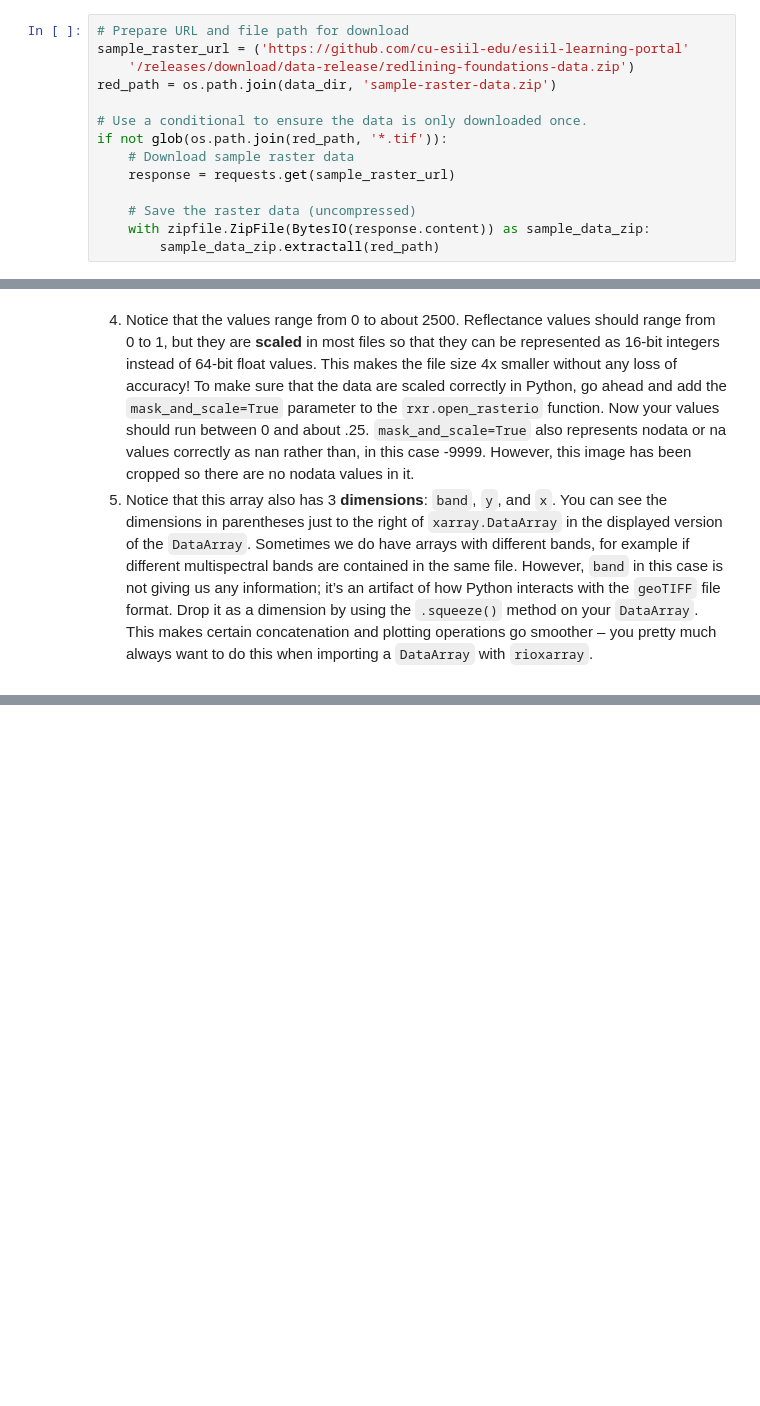
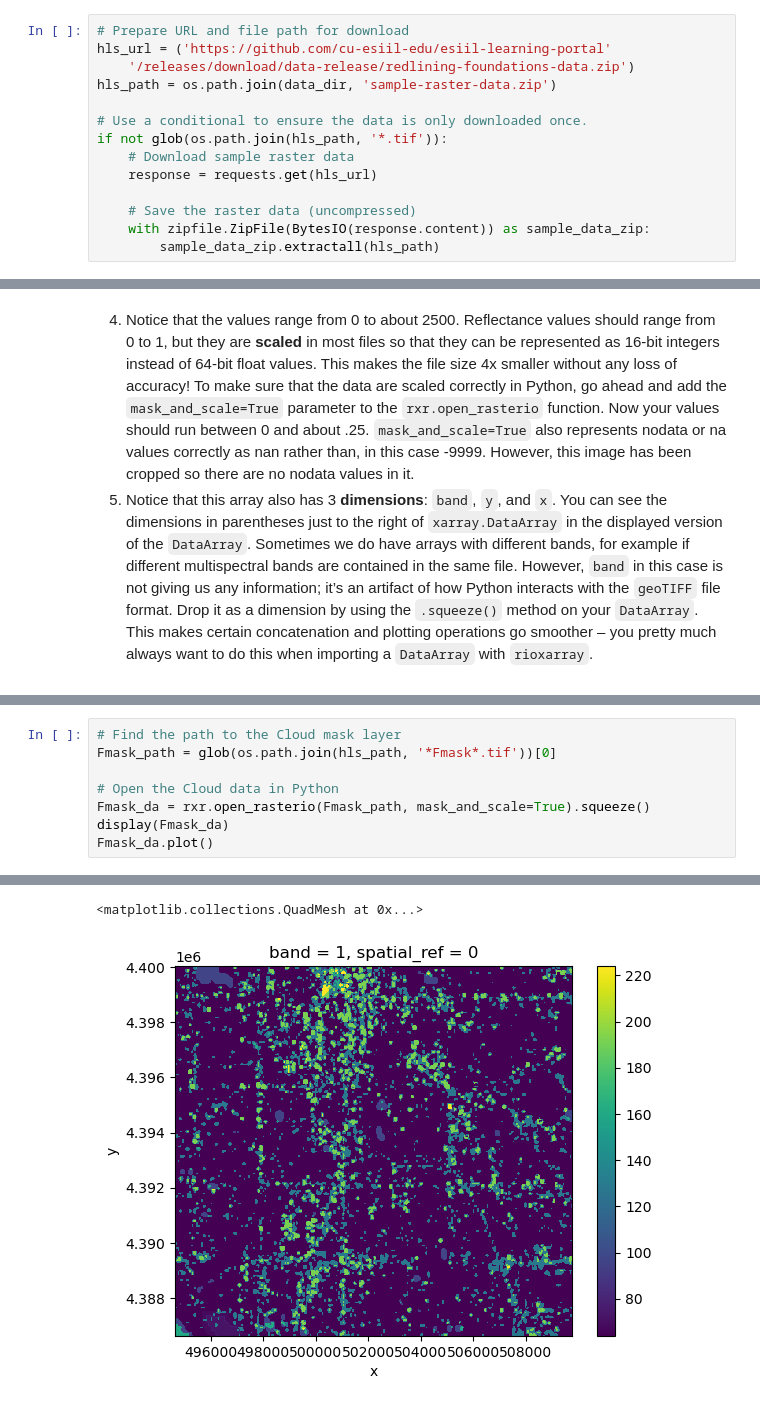
Before and after one commit to earthlab-education/fundamentals-04-redlining-tjstogoski, a Jupyter notebook: notebooks/redlining-32-wrangle-multispectral.ipynb, the cells around one changed output, grey strips where cells are left out. Drawn from its saved outputs; the diff is of its cells as text; blank space fills up the shorter version.

```diff
--- a/notebooks/redlining-32-wrangle-multispectral.ipynb
+++ b/notebooks/redlining-32-wrangle-multispectral.ipynb
@@ -50,18 +48,18 @@ files.</li>
 </ol></div></div>
 # %%
 # Prepare URL and file path for download
-sample_raster_url = ('https://github.com/cu-esiil-edu/esiil-learning-portal'
+hls_url = ('https://github.com/cu-esiil-edu/esiil-learning-portal'
     '/releases/download/data-release/redlining-foundations-data.zip')
-red_path = os.path.join(data_dir, 'sample-raster-data.zip')
+hls_path = os.path.join(data_dir, 'sample-raster-data.zip')
 
 # Use a conditional to ensure the data is only downloaded once.
-if not glob(os.path.join(red_path, '*.tif')):
+if not glob(os.path.join(hls_path, '*.tif')):
     # Download sample raster data
-    response = requests.get(sample_raster_url)
+    response = requests.get(hls_url)
 
     # Save the raster data (uncompressed)
     with zipfile.ZipFile(BytesIO(response.content)) as sample_data_zip:
-        sample_data_zip.extractall(red_path)
+        sample_data_zip.extractall(hls_path)
 # %% [markdown]
 ### Working with multispectral data
 
@@ -187,0 +175,9 @@ may confuse our greenspace analogy)</li>
+# %%
+# Find the path to the Cloud mask layer
+Fmask_path = glob(os.path.join(hls_path, '*Fmask*.tif'))[0]
+
+# Open the Cloud data in Python
+Fmask_da = rxr.open_rasterio(Fmask_path, mask_and_scale=True).squeeze()
+display(Fmask_da)
+Fmask_da.plot()
+# %% [output]
@@ -187,0 +201,2 @@ may confuse our greenspace analogy)</li>
+<matplotlib.collections.QuadMesh at 0x...>
+[figure, added]
```
Also changed, not shown: parts of 11 cells of this notebook, 6 other files.
